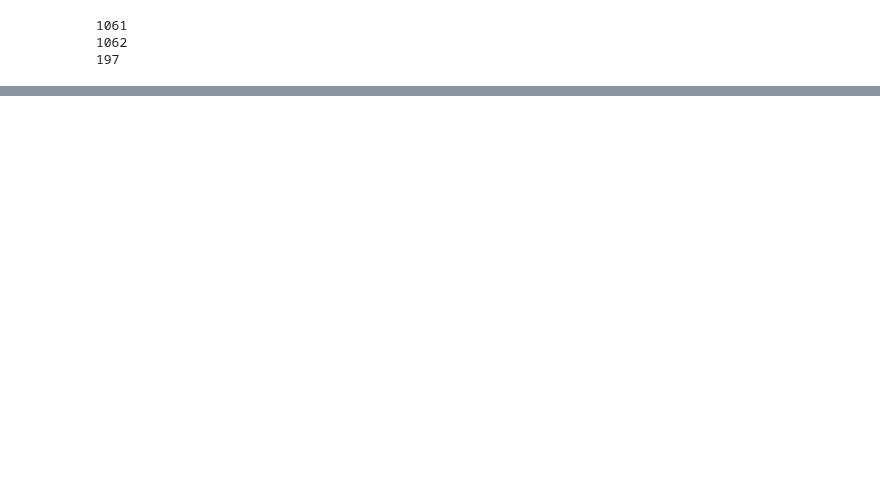
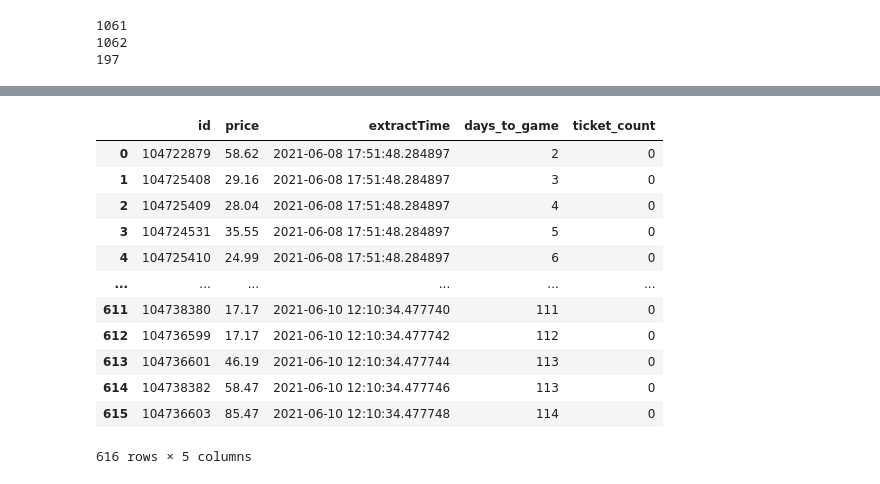
Before and after one commit to benbrill/Stubhub, a Jupyter notebook: notebooks/database.ipynb, the cells around one changed output, grey strips where cells are left out. Saved outputs shown, nothing was run; the diff lists cells and outputs as text; code cells hidden in the pictures; blank space fills up the shorter version.

Commit message:
Simplify Extraction

```diff
--- a/notebooks/database.ipynb
+++ b/notebooks/database.ipynb
@@ -87,3 +63,0 @@ df2
-# %%
-df2["unique_name"] = df2["name"] + ": " + df2["time"].str[0:10]
-df2
@@ -103,0 +64,16 @@ df2
+# %%
+df2 = df2.drop(["time", "name", "homeTeam", "awayTeam", "unique_name"], axis = 1)
+# %% [output]
+|  | id | price | extractTime | days_to_game | ticket_count |
+| 0 | 104722879 | 58.62 | 2021-06-08 17:51:48.284897 | 2 | 0 |
+| 1 | 104725408 | 29.16 | 2021-06-08 17:51:48.284897 | 3 | 0 |
+| 2 | 104725409 | 28.04 | 2021-06-08 17:51:48.284897 | 4 | 0 |
+| 3 | 104724531 | 35.55 | 2021-06-08 17:51:48.284897 | 5 | 0 |
+| 4 | 104725410 | 24.99 | 2021-06-08 17:51:48.284897 | 6 | 0 |
+| ... | ... | ... | ... | ... | ... |
+| 611 | 104738380 | 17.17 | 2021-06-10 12:10:34.477740 | 111 | 0 |
+| 612 | 104736599 | 17.17 | 2021-06-10 12:10:34.477742 | 112 | 0 |
+| 613 | 104736601 | 46.19 | 2021-06-10 12:10:34.477744 | 113 | 0 |
+| 614 | 104738382 | 58.47 | 2021-06-10 12:10:34.477746 | 113 | 0 |
+| 615 | 104736603 | 85.47 | 2021-06-10 12:10:34.477748 | 114 | 0 |
+616 rows × 5 columns
```
Also changed, not shown: parts of 11 cells of this notebook, 1 other file.
